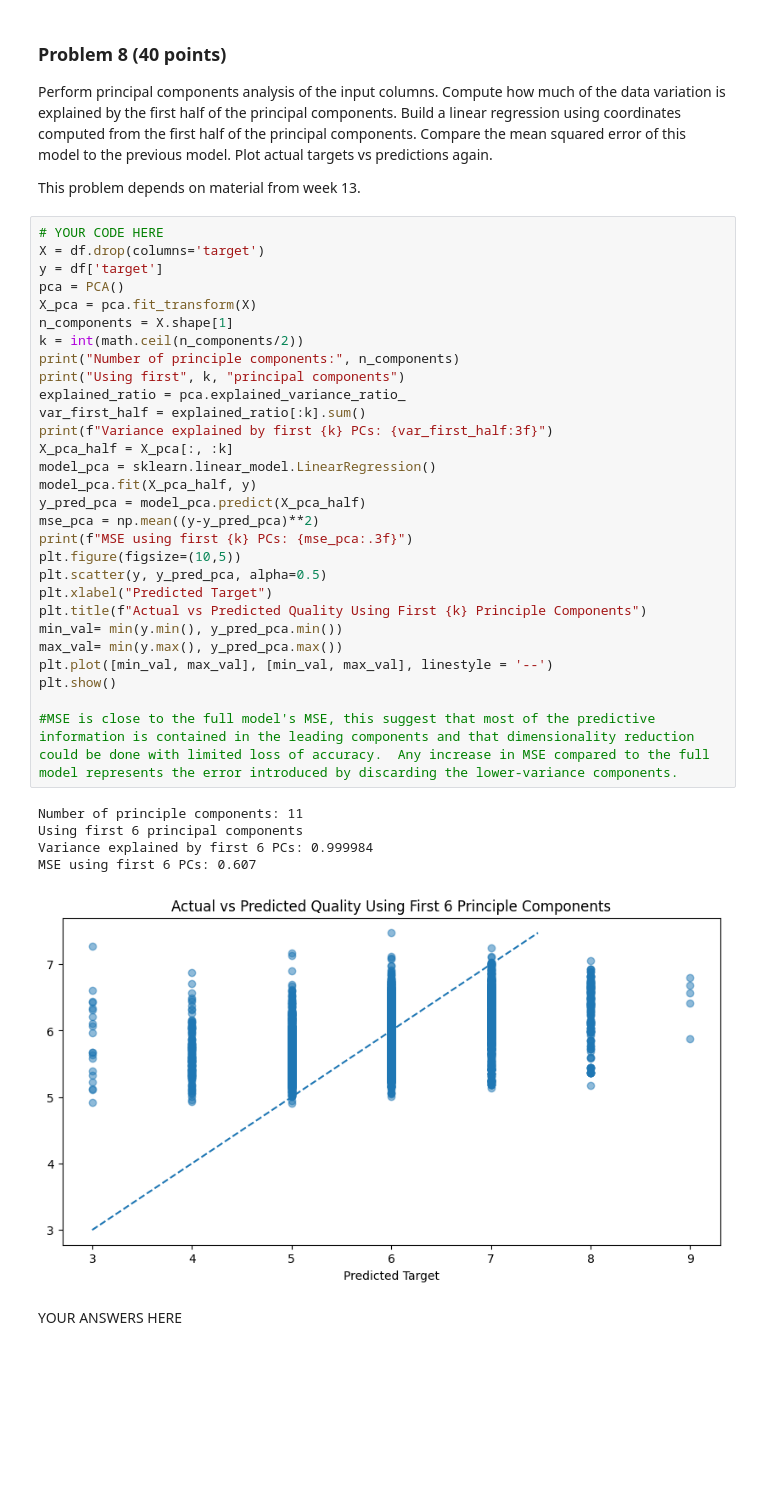
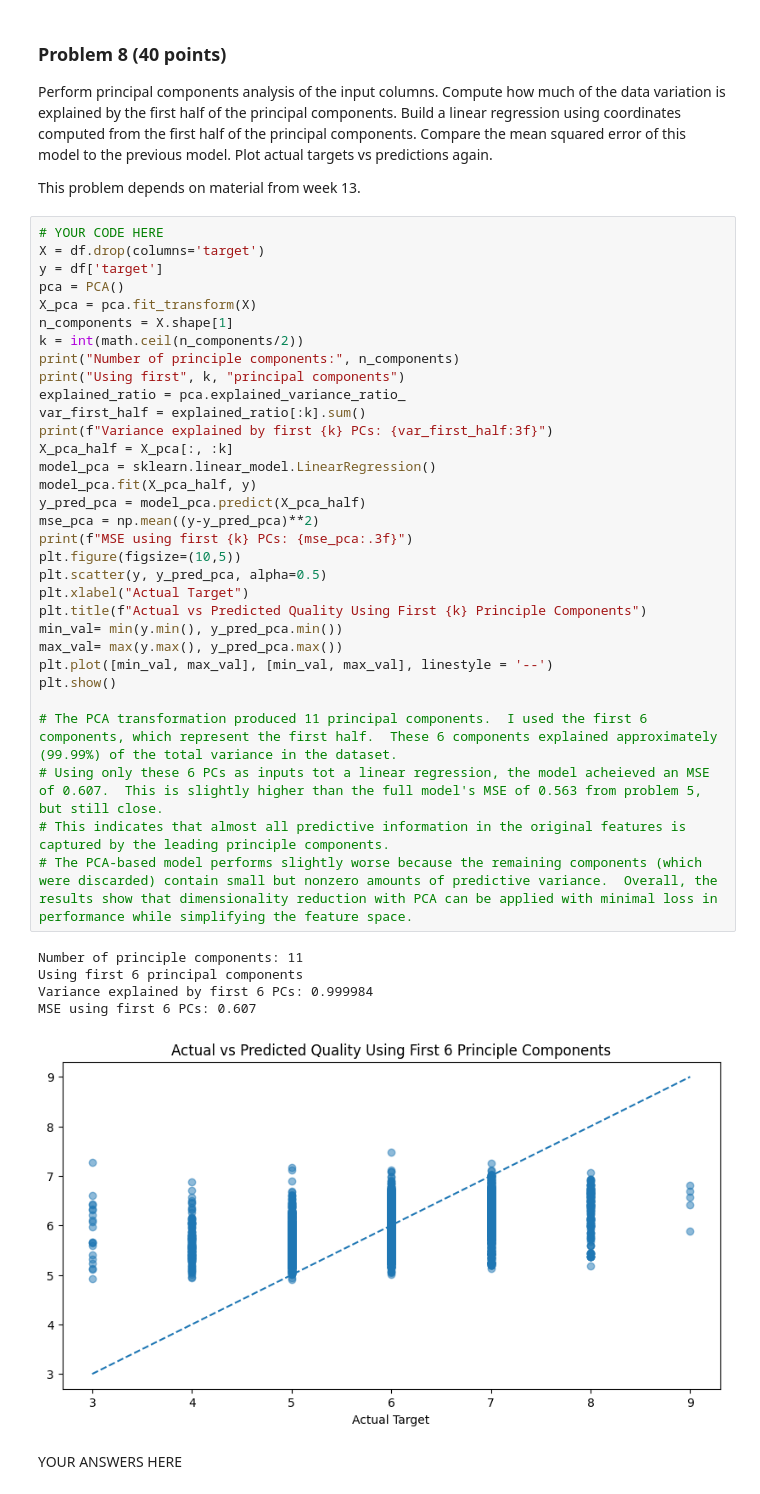
Before and after one commit to Ian123Ian595/dx601-final-project, a Jupyter notebook: project.ipynb, the cells around one changed output. Saved outputs shown, nothing was run; the diff lists cells and outputs as text; blank space fills up the shorter version.

```diff
--- a/project.ipynb
+++ b/project.ipynb
@@ -308,37 +310,40 @@ This problem depends on material from week 13.
 # YOUR CODE HERE
 X = df.drop(columns='target')
 y = df['target']
 pca = PCA()
 X_pca = pca.fit_transform(X)
 n_components = X.shape[1]
 k = int(math.ceil(n_components/2))
 print("Number of principle components:", n_components)
 print("Using first", k, "principal components")
 explained_ratio = pca.explained_variance_ratio_
 var_first_half = explained_ratio[:k].sum()
 print(f"Variance explained by first {k} PCs: {var_first_half:3f}")
 X_pca_half = X_pca[:, :k]
 model_pca = sklearn.linear_model.LinearRegression()
 model_pca.fit(X_pca_half, y)
 y_pred_pca = model_pca.predict(X_pca_half)
 mse_pca = np.mean((y-y_pred_pca)**2)
 print(f"MSE using first {k} PCs: {mse_pca:.3f}")
 plt.figure(figsize=(10,5))
 plt.scatter(y, y_pred_pca, alpha=0.5)
-plt.xlabel("Predicted Target")
+plt.xlabel("Actual Target")
 plt.title(f"Actual vs Predicted Quality Using First {k} Principle Components")
 min_val= min(y.min(), y_pred_pca.min())
-max_val= min(y.max(), y_pred_pca.max())
+max_val= max(y.max(), y_pred_pca.max())
 plt.plot([min_val, max_val], [min_val, max_val], linestyle = '--')
 plt.show()
 
-#MSE is close to the full model's MSE, this suggest that most of the predictive information is contained in the leading components and that dimensionality reduction could be done with limited loss of accuracy.  Any increase in MSE compared to the full model represents the error introduced by discarding the lower-variance components.
+# The PCA transformation produced 11 principal components.  I used the first 6 components, which represent the first half.  These 6 components explained approximately (99.99%) of the total variance in the dataset.
+# Using only these 6 PCs as inputs tot a linear regression, the model acheieved an MSE of 0.607.  This is slightly higher than the full model's MSE of 0.563 from problem 5, but still close.
+# This indicates that almost all predictive information in the original features is captured by the leading principle components.
+# The PCA-based model performs slightly worse because the remaining components (which were discarded) contain small but nonzero amounts of predictive variance.  Overall, the results show that dimensionality reduction with PCA can be applied with minimal loss in performance while simplifying the feature space.
 # %% [output]
 Number of principle components: 11
 Using first 6 principal components
 Variance explained by first 6 PCs: 0.999984
 MSE using first 6 PCs: 0.607
-[figure, old version]
+[figure, new version]
 # %% [markdown]
 YOUR ANSWERS HERE
 # %% [markdown]
```
Also changed, not shown: parts of 2 cells of this notebook.
